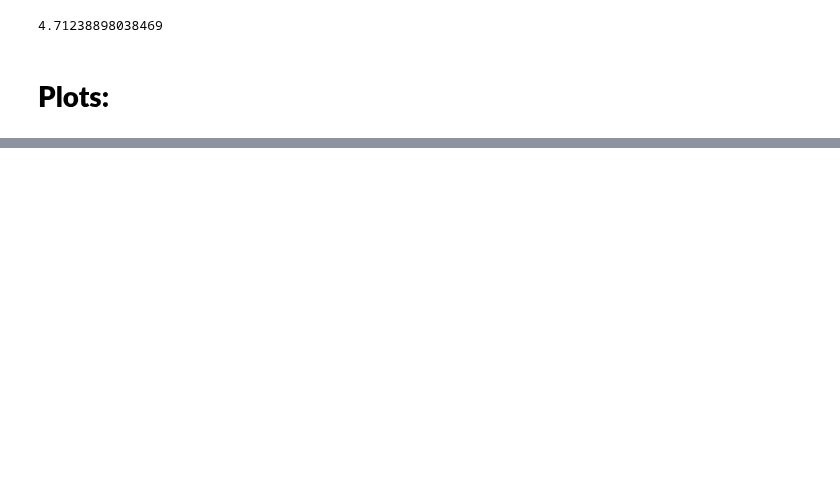
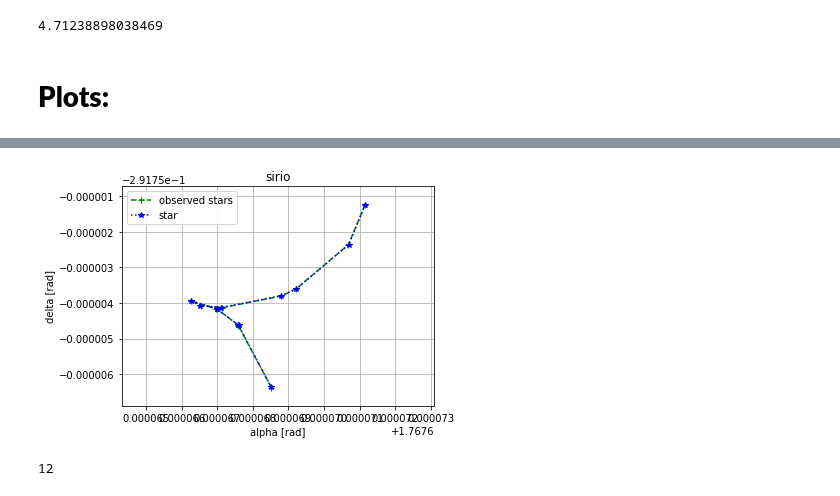
Before and after one commit to bombrun/GaiaLab, a Jupyter notebook: notebooks/6-double_telescope.ipynb, the cells around one changed output, grey strips where cells are left out. Drawn from its saved outputs; the diff is of its cells as text; code cells hidden in the pictures; blank space fills up the shorter version.

```diff
--- a/notebooks/6-double_telescope.ipynb
+++ b/notebooks/6-double_telescope.ipynb
@@ -203,16 +199,15 @@ for i, t in enumerate(scan.obs_times):
 for alpha_delta in zip(z_alphas, z_deltas):
     # plt.plot(alpha_delta[0], alpha_delta[1], 'yo-')
     pass
+# plt.plot(alphas_obs, deltas_obs, 'ro--', label='observations')  # plot observation as re dots
 
-plt.plot(green_alphas, green_deltas, 'g+:', label='observed stars')
+plt.plot(green_alphas, green_deltas, 'g+--', label='observed stars')
+plt.plot(star_alphas, star_deltas, 'b*:', label='star')  # plot stars as blu stars
 
-# plt.plot(alphas_obs, deltas_obs, 'ro--', label='observations')  # plot observation as re dots
-plt.plot(star_alphas[:-2], star_deltas[:-2], 'b*', label='star')  # plot stars as blu stars
-
-# plt.legend(bbox_to_anchor=(0., 1.02, 1., .102), loc=3, ncol=2, mode="expand", borderaxespad=0.)
 plt.legend(loc='upper left'), plt.title('%s' % source.name)
 plt.xlabel('alpha [rad]'), plt.ylabel('delta [rad]')
 plt.axis('equal'), plt.tight_layout()
 plt.margins(0.1), plt.grid()
 plt.show()
+len(star_alphas)
 # %% [output]
@@ -220,0 +214,2 @@ plt.show()
+[figure, added]
+12
```
Also changed, not shown: parts of 10 cells of this notebook, 3 other files.
